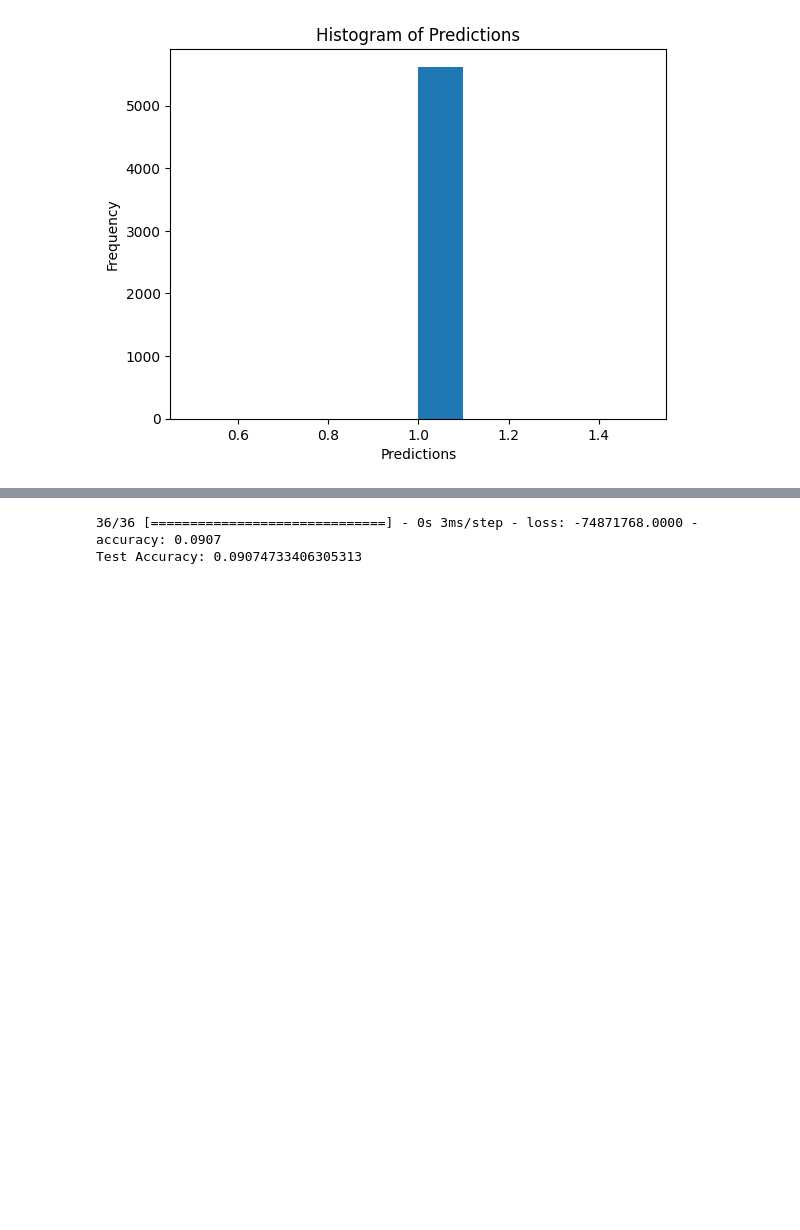
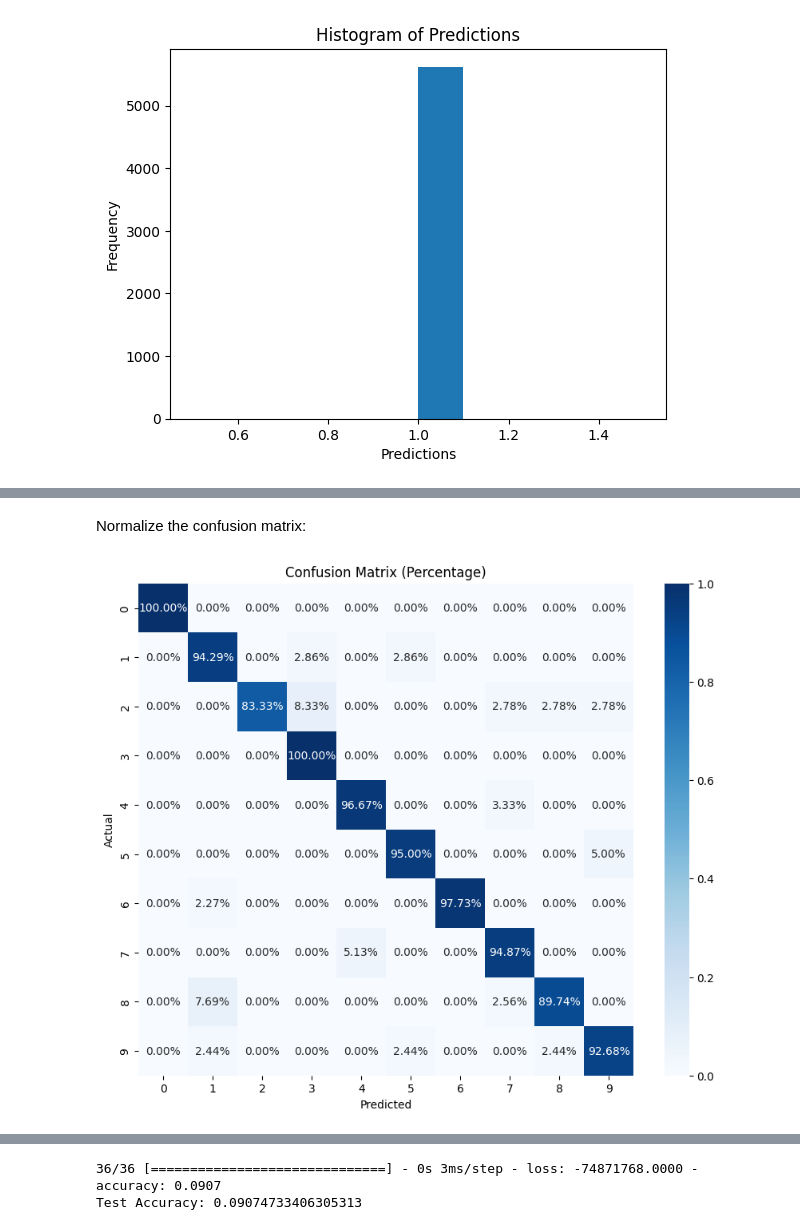
Before and after one commit to dereksgithub/casa0006learning, a Jupyter notebook: watermelon_book/simple_nn.ipynb, the cells around one changed output, grey strips where cells are left out. Saved outputs shown, nothing was run; the diff lists cells and outputs as text; code cells hidden in the pictures; blank space fills up the shorter version.

```diff
--- a/watermelon_book/simple_nn.ipynb
+++ b/watermelon_book/simple_nn.ipynb
@@ -248,0 +432,15 @@ model.compile(optimizer='adam', loss='binary_crossentropy', metrics=['accuracy']
+# %% [markdown]
+Normalize the confusion matrix:
+# %%
+# Normalize the confusion matrix
+confusion_mtx_percentage = confusion_mtx.astype('float') / confusion_mtx.sum(axis=1)[:, np.newaxis]
+
+# Plot the normalized confusion matrix
+plt.figure(figsize=(10,8))
+sns.heatmap(confusion_mtx_percentage, annot=True, fmt=".2%", cmap='Blues')
+plt.ylabel('Actual')
+plt.xlabel('Predicted')
+plt.title('Confusion Matrix (Percentage)')
+plt.show()
+# %% [output]
+[figure, added]
```
Also changed, not shown: parts of 29 cells of this notebook.
